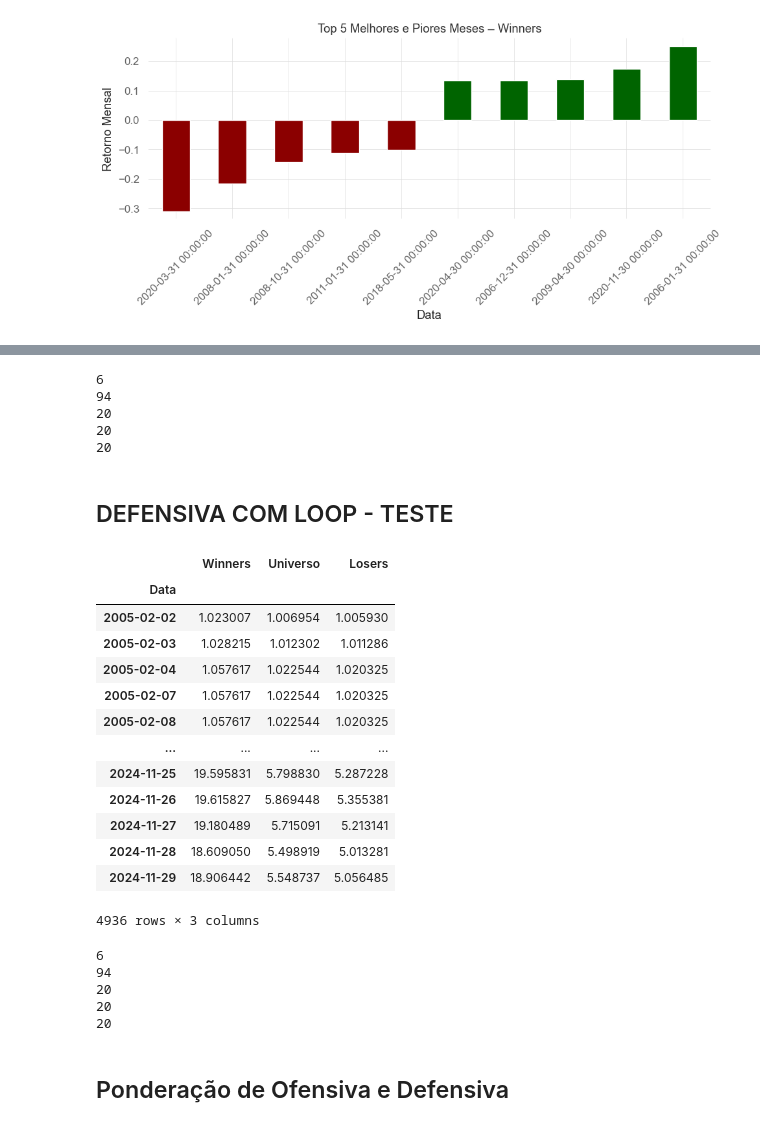
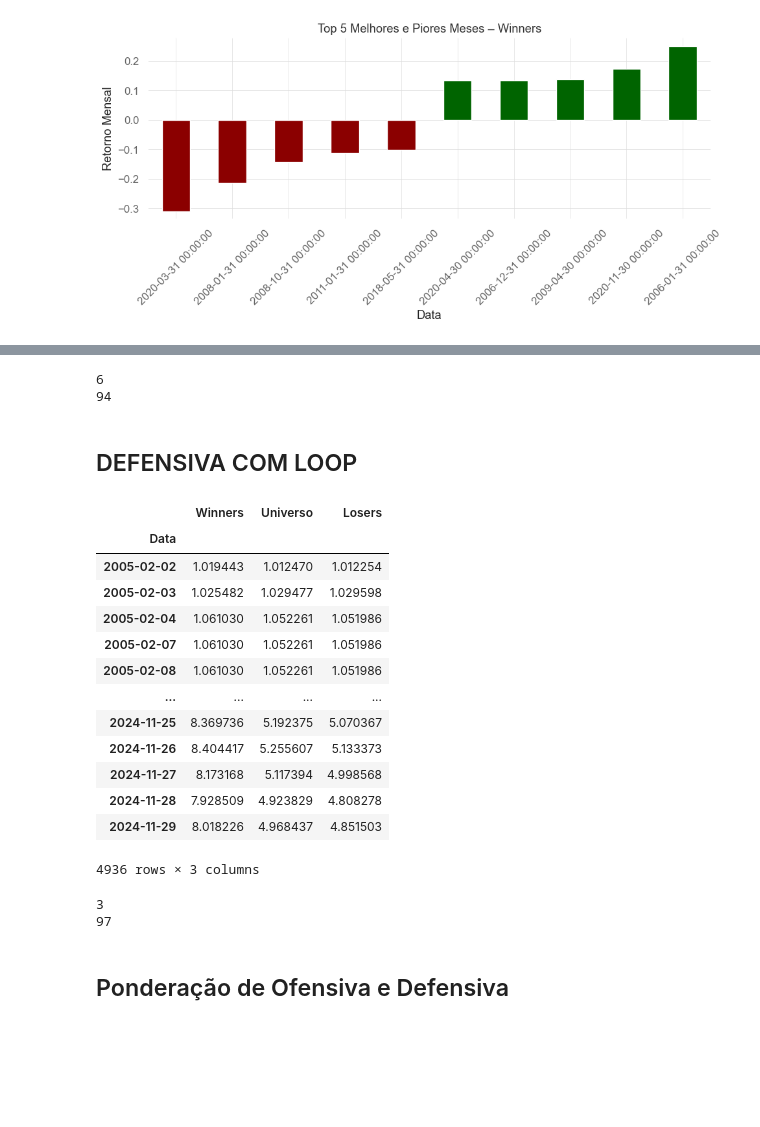
Before and after one commit to fefebiru/IQF-Grupo2, a Jupyter notebook: teste1_copy.ipynb, the cells around one changed output, grey strips where cells are left out. Saved outputs shown, nothing was run; the diff lists cells and outputs as text; code cells hidden in the pictures; blank space fills up the shorter version.

```diff
--- a/teste1_copy.ipynb
+++ b/teste1_copy.ipynb
@@ -739,17 +758,11 @@ returns
 # %%
 print(len(book_winners_ofensiva))
 print(len(book_loosers_ofensiva))
-print(len(backtest_winners_ret))
-print(len(backtest_loosers_ret))
-print(len(backtest_universe_ret))
 # %% [output]
 6
 94
-20
-20
-20
 # %% [markdown]
-## DEFENSIVA COM LOOP - TESTE
+## DEFENSIVA COM LOOP
 # %%
 
 returns = pd.DataFrame()
@@ -762,25 +775,36 @@ while True:
 
         if rebal <= final_date:
 
+                ineg_date_analysis = initial_date - pd.DateOffset(months=lookback_ibx)
+                ineg = dados_ineg[(dados_ineg.index < initial_date) & (dados_ineg.index >= ineg_date_analysis)]
+                ineg2 = ineg.copy()
+                ineg = ineg.ffill().bfill()
+
+                if not ineg.empty:
+                        ineg = ineg.iloc[[-1]].T.reset_index()
+                        ineg.columns = ['ticker', 'neg']
+                else:
+                        initial_date += pd.DateOffset(months=rebal_time)
+                        continue    # <<<<<< IMPORTANTE AQUI
+
+
+                #era ticket é o nome da ação e neg é o índice de negociabilidade
+                ineg.columns = ['ticker','neg'] if 'neg' not in ineg.columns else ineg.columns
+
+
+                #no fim essa lista iá significar que as ações investidas estão na lista de boa negociabilidade
+                ibx_tickers = ineg.sort_values(by='neg', ascending=False).head(100)['ticker'].tolist()
+
+
                 # DEFENSIVA
                 # if (rebal.month - initial_date.month) % 3 == 0 or contador == 0:
                 # low vol
 
                 low_vol_date_analysis = initial_date - pd.DateOffset(months=lookback_low_vol)
-                # low_vol_prices = closing_price[(closing_price.index < initial_date) & (closing_price.index > low_vol_date_analysis)]
-
-                # # Calcula volatilidade (desvio padrão dos retornos)
-                # low_vol = low_vol_prices.pct_change().std()
-
                 low_vol_prices = closing_price[(closing_price.index < initial_date) & (closing_price.index > low_vol_date_analysis)]
-
-                if low_vol_prices.empty:
-                        initial_date += pd.DateOffset(months=rebal_time)
-                        continue
 
                 # Calcula volatilidade (desvio padrão dos retornos)
                 low_vol = low_vol_prices.pct_change().std()
-
                 low_vol = low_vol.reset_index()
                 low_vol.columns = ['ticker', 'low_vol']
 
@@ -788,7 +812,7 @@ while True:
                 low_vol = low_vol[low_vol['ticker'].isin(ibx_tickers)]
                 low_vol = low_vol.sort_values(by='low_vol', ascending=True).reset_index(drop=True)
 
-                # low_vol = low_vol.iloc[:int(len(low_vol) * 0.5)]
+                low_vol = low_vol.iloc[:int(len(low_vol) * 0.5)]
 
                 low_vol_score = low_vol.copy()
                 low_vol_score['score'] = low_vol.index + 1
@@ -815,10 +839,7 @@ while True:
                 quality_score['score_result'] = quality_score['score'] + low_vol_score['score']
                 quality_score = quality_score.sort_values(by='score_result', ascending=True).reset_index(drop=True)
 
-
-                # acoes_25_quality_low_vol_n = quality_score.score_result.quantile(0.50)
-                # acoes_25_quality_low_vol = quality_score[quality_score['score_result'] <= acoes_25_quality_low_vol_n]
-                acoes_25_quality_low_vol = quality_score.ticker[:int(len(quality_score) * 0.3)]
+                acoes_25_quality_low_vol = quality_score.ticker[:int(len(quality_score) * 0.2)]
                 acoes_25_quality_low_vol = acoes_25_quality_low_vol.tolist()
 
 
@@ -833,10 +854,8 @@ while True:
                 value = value.sort_values(by='value', ascending=False).reset_index(drop=True)
 
 
-                # limite_winners = value.value.quantile(0.70)
-
                 # book_winners_defensiva = value[value['value'] >= limite_winners]
-                book_winners_defensiva = value.ticker[:int(len(value) * 0.2)]
+                book_winners_defensiva = value.ticker[:int(len(value) * 0.3)]
                 book_winners_defensiva = book_winners_defensiva.tolist()
 
                 book_loosers_defensiva = [coluna for coluna in closing_price.columns if coluna not in book_winners_defensiva and coluna in ibx_tickers]
@@ -857,58 +876,52 @@ while True:
 
                 # Universo (opcional: você pode manter o universo como todos os tickers do IBX)
                 backtest_universe = closing_price[(closing_price.index >= initial_date) & (closing_price.index < rebal)]
                 backtest_universe = backtest_universe[ibx_tickers].pct_change().replace(np.nan,0)
                 backtest_universe['Retorno'] = backtest_universe.mean(axis=1)
                 backtest_universe_ret = backtest_universe['Retorno'][1:]
 
                 # ----------------------------------------------------------------
 
                 # retorno
                 retorno_rebal = pd.DataFrame({
                 'Winners': backtest_defensiva_w_ret,
                 'Universo': backtest_universe_ret,
                 'Losers': backtest_defensiva_l_ret,
                 })
 
                 returns = pd.concat([returns, retorno_rebal], ignore_index=False)
 
                 initial_date = initial_date + pd.DateOffset(months=rebal_time)
                 contador +=1
 
         else:
                 break
 
 returns = returns.add(1).cumprod()
 
 returns
 # %% [output]
 |  | Winners | Universo | Losers |
 | Data |  |  |  |
-| 2005-02-02 | 1.023007 | 1.006954 | 1.005930 |
-| 2005-02-03 | 1.028215 | 1.012302 | 1.011286 |
-| 2005-02-04 | 1.057617 | 1.022544 | 1.020325 |
-| 2005-02-07 | 1.057617 | 1.022544 | 1.020325 |
-| 2005-02-08 | 1.057617 | 1.022544 | 1.020325 |
+| 2005-02-02 | 1.019443 | 1.012470 | 1.012254 |
+| 2005-02-03 | 1.025482 | 1.029477 | 1.029598 |
+| 2005-02-04 | 1.061030 | 1.052261 | 1.051986 |
+| 2005-02-07 | 1.061030 | 1.052261 | 1.051986 |
+| 2005-02-08 | 1.061030 | 1.052261 | 1.051986 |
 | ... | ... | ... | ... |
-| 2024-11-25 | 19.595831 | 5.798830 | 5.287228 |
-| 2024-11-26 | 19.615827 | 5.869448 | 5.355381 |
-| 2024-11-27 | 19.180489 | 5.715091 | 5.213141 |
-| 2024-11-28 | 18.609050 | 5.498919 | 5.013281 |
-| 2024-11-29 | 18.906442 | 5.548737 | 5.056485 |
+| 2024-11-25 | 8.369736 | 5.192375 | 5.070367 |
+| 2024-11-26 | 8.404417 | 5.255607 | 5.133373 |
+| 2024-11-27 | 8.173168 | 5.117394 | 4.998568 |
+| 2024-11-28 | 7.928509 | 4.923829 | 4.808278 |
+| 2024-11-29 | 8.018226 | 4.968437 | 4.851503 |
 4936 rows × 3 columns
 # %%
 
 print(len(book_winners_defensiva))
 print(len(book_loosers_defensiva))
-print(len(backtest_winners_ret))
-print(len(backtest_loosers_ret))
-print(len(backtest_universe_ret))
 # %% [output]
-6
-94
-20
-20
-20
+3
+97
 # %% [markdown]
 ## Ponderação de Ofensiva e Defensiva
 # %%
```
Also changed, not shown: parts of 16 cells of this notebook.
